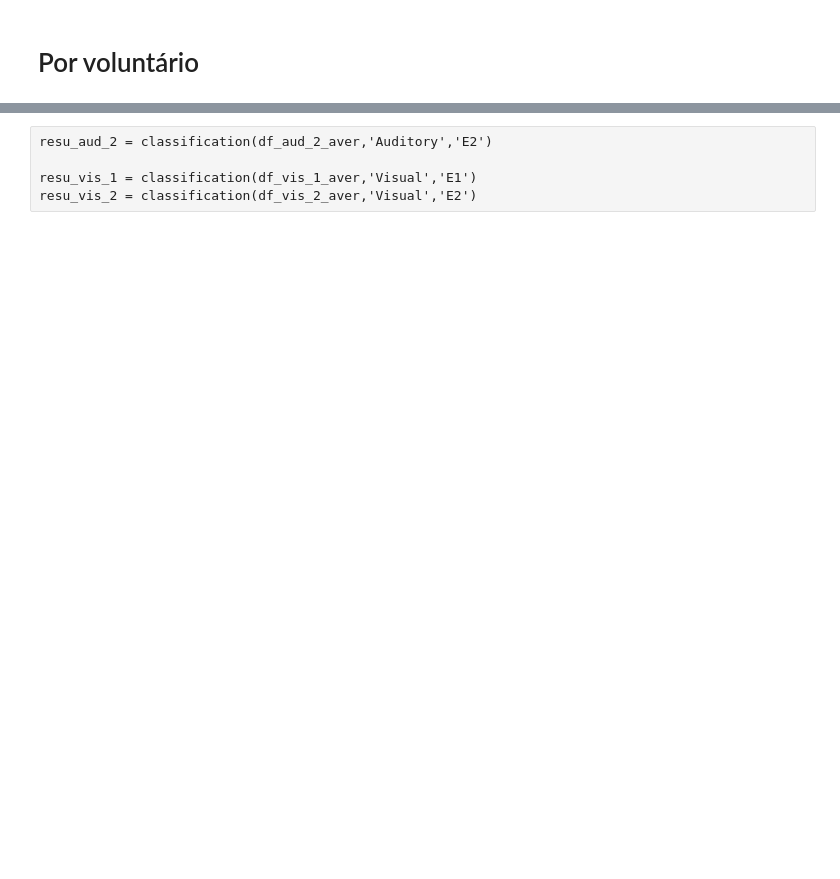
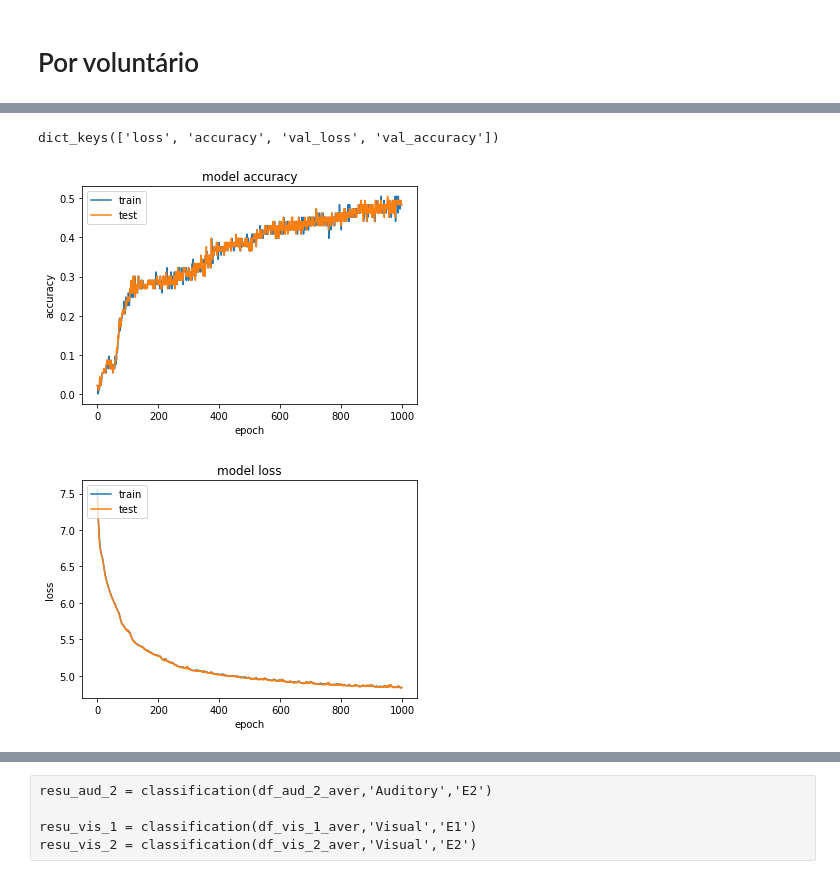
Before and after one commit to bruAristimunha/Across-Modalities, a Jupyter notebook: notebook/AutoEnconder.ipynb, the cells around one changed output, grey strips where cells are left out. Saved outputs shown, nothing was run; the diff lists cells and outputs as text; code cells hidden in the pictures; blank space fills up the shorter version.

```diff
--- a/notebook/AutoEnconder.ipynb
+++ b/notebook/AutoEnconder.ipynb
@@ -114,3 +156,3 @@ KeyboardInterrupt:
 # %%
-resu_aud_2 = classification_autoEncoder(aud_2,'Auditory','E2')
+resu_aud_2, history_aud_2 = classification_autoEncoder(aud_2,'Auditory','E2')
 # %%
@@ -119,0 +168,6 @@ resu_vis_2 = classification_autoEncoder(vis_2,'Auditory','E2')
+# %%
+plot_history(history_aud_2)
+# %% [output]
+dict_keys(['loss', 'accuracy', 'val_loss', 'val_accuracy'])
+[figure, added]
+[figure, added]
```
Also changed, not shown: parts of 20 cells of this notebook.
